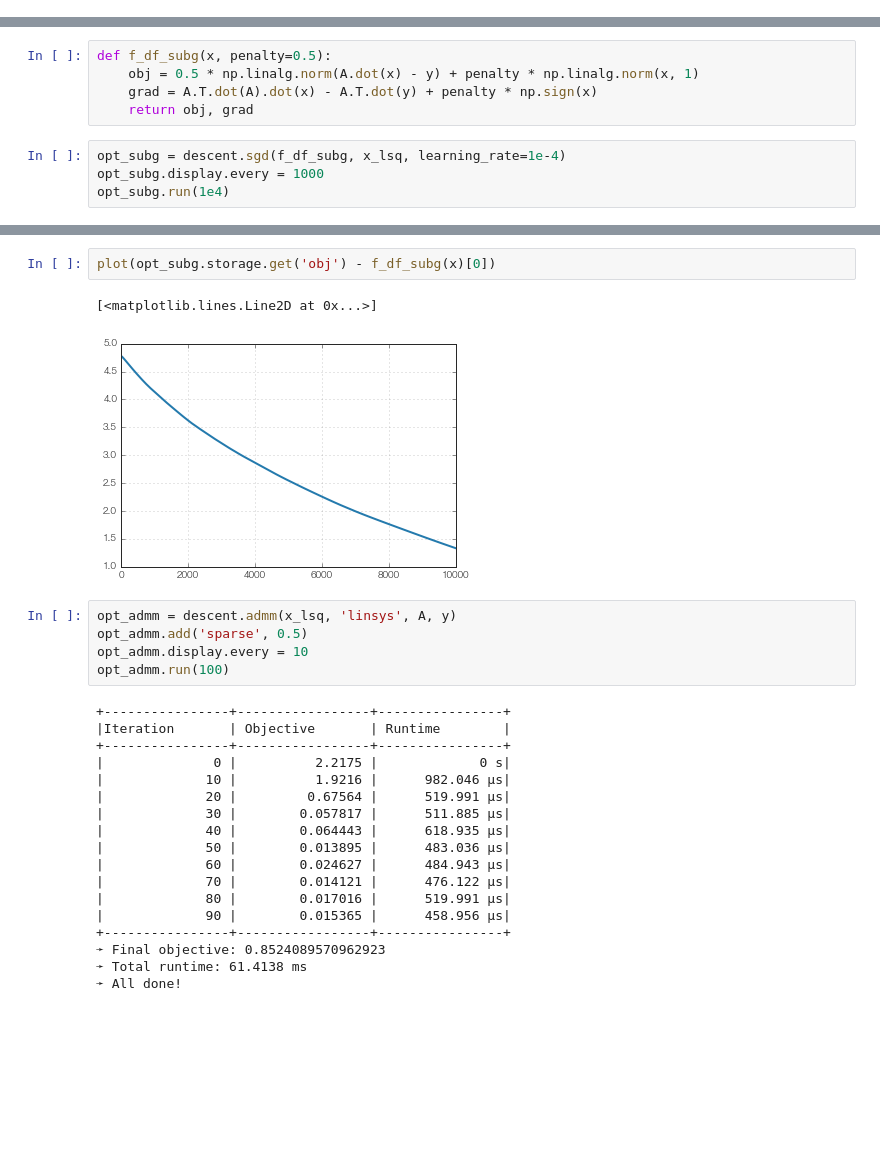
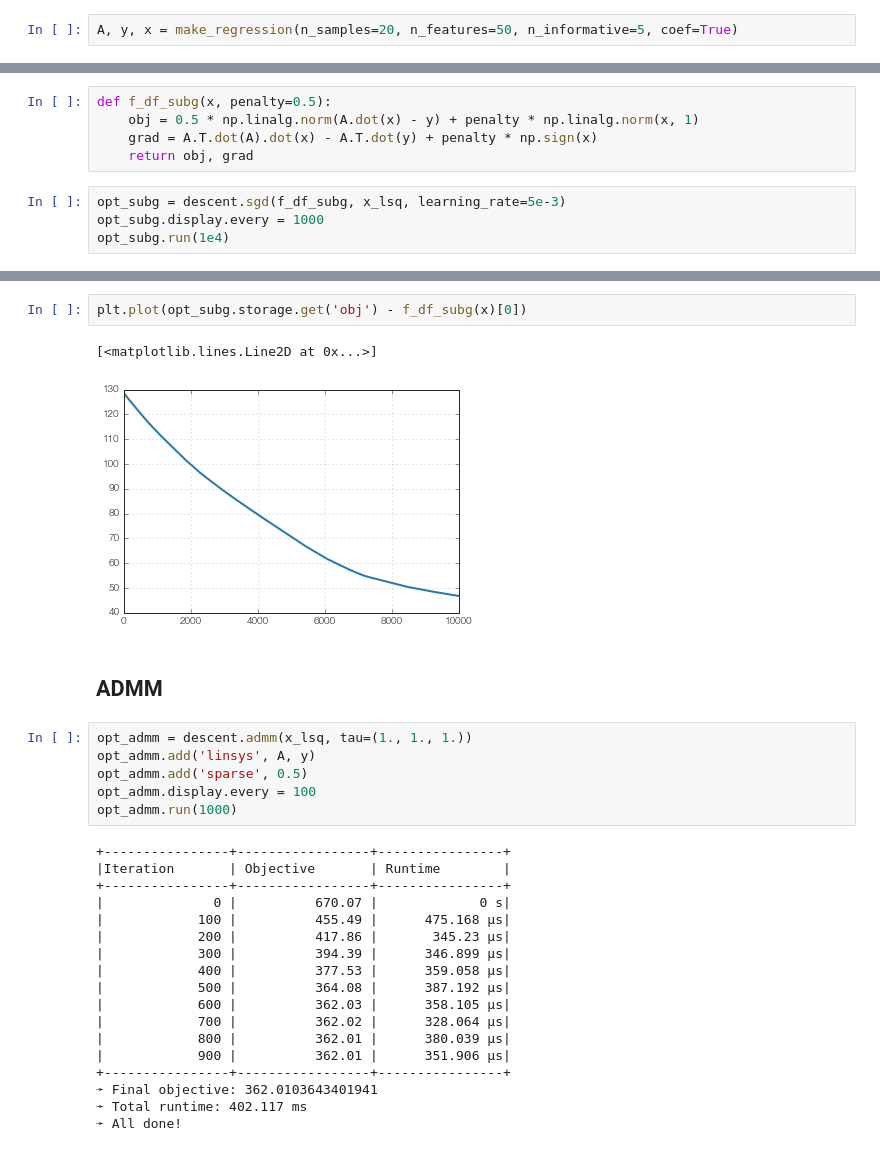
Before and after one commit to nirum/descent-tutorial, a Jupyter notebook: sparse recovery.ipynb, the cells around one changed output, grey strips where cells are left out. Drawn from its saved outputs; the diff is of its cells as text; blank space fills up the shorter version.

```diff
--- a/sparse recovery.ipynb
+++ b/sparse recovery.ipynb
@@ -20,0 +15,2 @@ draw()
+# %%
+A, y, x = make_regression(n_samples=20, n_features=50, n_informative=5, coef=True)
@@ -34,7 +35,7 @@ def f_df_subg(x, penalty=0.5):
     grad = A.T.dot(A).dot(x) - A.T.dot(y) + penalty * np.sign(x)
     return obj, grad
 # %%
-opt_subg = descent.sgd(f_df_subg, x_lsq, learning_rate=1e-4)
+opt_subg = descent.sgd(f_df_subg, x_lsq, learning_rate=5e-3)
 opt_subg.display.every = 1000
 opt_subg.run(1e4)
 # %% [output]
@@ -64,28 +65,31 @@ plot(x, 'r--')
 # %%
-plot(opt_subg.storage.get('obj') - f_df_subg(x)[0])
+plt.plot(opt_subg.storage.get('obj') - f_df_subg(x)[0])
 # %% [output]
 [<matplotlib.lines.Line2D at 0x...>]
-[figure, old version]
+[figure, new version]
+# %% [markdown]
+## ADMM
 # %%
-opt_admm = descent.admm(x_lsq, 'linsys', A, y)
+opt_admm = descent.admm(x_lsq, tau=(1., 1., 1.))
+opt_admm.add('linsys', A, y)
 opt_admm.add('sparse', 0.5)
-opt_admm.display.every = 10
-opt_admm.run(100)
+opt_admm.display.every = 100
+opt_admm.run(1000)
 # %% [output]
 +----------------+-----------------+----------------+
 |Iteration       | Objective       | Runtime        |
 +----------------+-----------------+----------------+
-|              0 |          2.2175 |             0 s|
-|             10 |          1.9216 |      982.046 μs|
-|             20 |         0.67564 |      519.991 μs|
-|             30 |        0.057817 |      511.885 μs|
-|             40 |        0.064443 |      618.935 μs|
-|             50 |        0.013895 |      483.036 μs|
-|             60 |        0.024627 |      484.943 μs|
-|             70 |        0.014121 |      476.122 μs|
-|             80 |        0.017016 |      519.991 μs|
-|             90 |        0.015365 |      458.956 μs|
+|              0 |          670.07 |             0 s|
+|            100 |          455.49 |      475.168 μs|
+|            200 |          417.86 |       345.23 μs|
+|            300 |          394.39 |      346.899 μs|
+|            400 |          377.53 |      359.058 μs|
+|            500 |          364.08 |      387.192 μs|
+|            600 |          362.03 |      358.105 μs|
+|            700 |          362.02 |      328.064 μs|
+|            800 |          362.01 |      380.039 μs|
+|            900 |          362.01 |      351.906 μs|
 +----------------+-----------------+----------------+
-➛ Final objective: 0.8524089570962923
-➛ Total runtime: 61.4138 ms
+➛ Final objective: 362.0103643401941
+➛ Total runtime: 402.117 ms
 ➛ All done!
```
Also changed, not shown: parts of 14 cells of this notebook, 4 other files.
